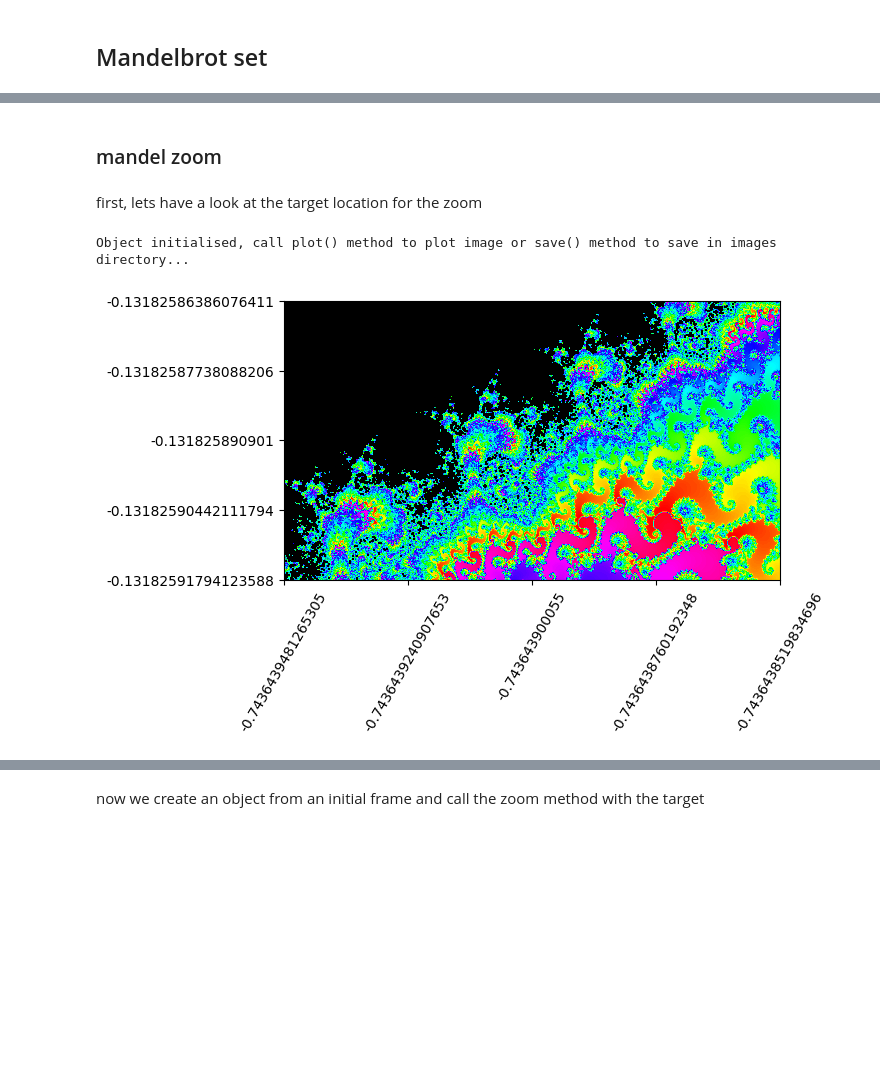
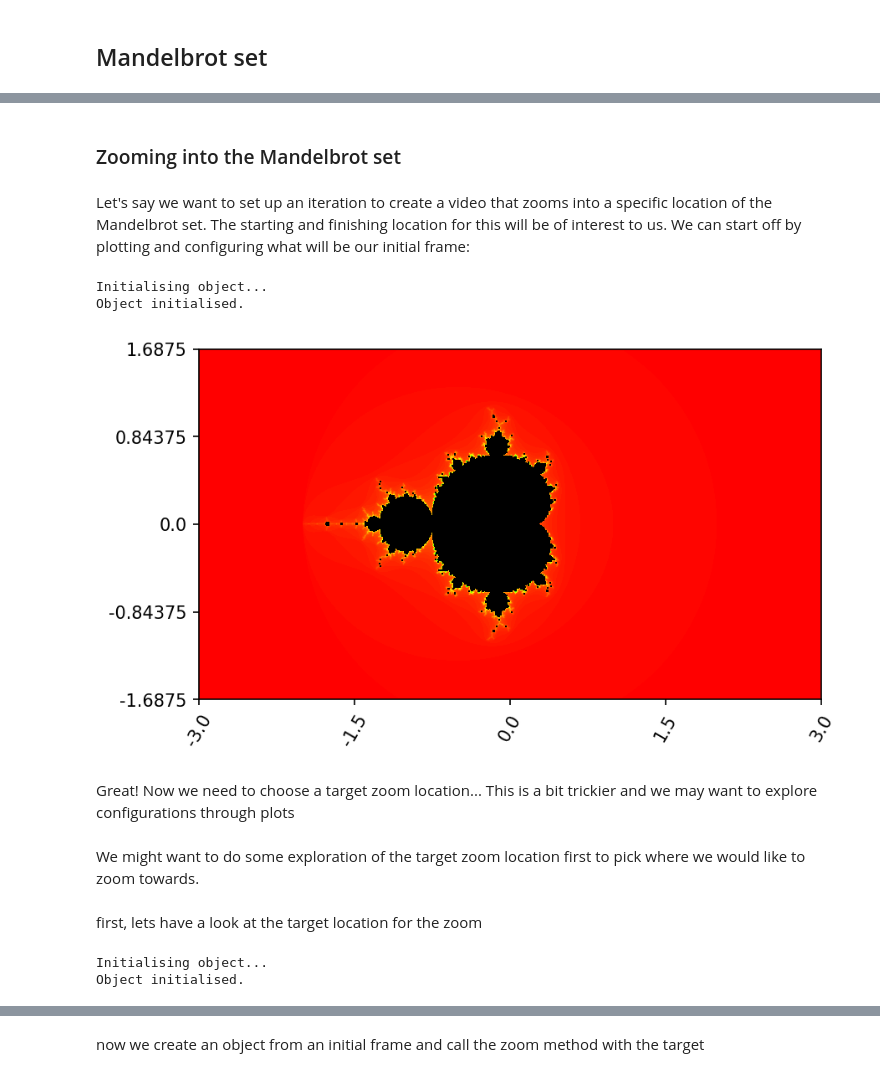
Before and after one commit to Fergus-OH/FractalPy, a Jupyter notebook: demos.ipynb, the cells around one changed output, grey strips where cells are left out. Cells and saved outputs as stored; diff of their text form; code cells hidden in the pictures; blank space fills up the shorter version.

```diff
--- a/demos.ipynb
+++ b/demos.ipynb
@@ -65,2 +13,0 @@ Object initialised, call plot() method to plot image or save() method to save in
-# %% [markdown]
-### mandel zoom
@@ -77 +14,16 @@ def get_target_coords(x_init, y_init, target):
+# %% [markdown]
+### Zooming into the Mandelbrot set
+# %% [markdown]
+Let's say we want to set up an iteration to create a video that zooms into a specific location of the Mandelbrot set. The starting and finishing location for this will be of interest to us. We can start off by plotting and configuring what will be our initial frame:
+# %%
+manzoom = Fractal(x_ran=(-3, 3), y_ran=(-1.6875, 1.6875), n_pts=3456, threshold=5000)
+manzoom.plot(axis='on')
+# %% [output]
+Initialising object...
+Object initialised.
+[figure, added]
+# %% [markdown]
+Great! Now we need to choose a target zoom location... This is a bit trickier and we may want to explore configurations through plots
+# %% [markdown]
+We might want to do some exploration of the target zoom location first to pick where we would like to zoom towards.
 # %%
@@ -87,22 +32,3 @@ target = (6e+4, -1.186592e+0, -1.901211e-1)
 target = (62407000, -0.743643900055, -0.131825890901)
 # %% [markdown]
 first, lets have a look at the target location for the zoom
-# %%
-x_init = (-3, 3)
-y_init = (-1.6875, 1.6875)
-
-(m, x, y) = target
-
-x_l = abs(x_init[1] - x_init[0])/m
-x_target = (x - x_l/2, x + x_l/2)
-
-y_l = abs(y_init[1] - y_init[0])/m
-y_target = (y - y_l/2, y + y_l/2)
-
-manTarg = Fractal(x_ran=x_target, y_ran=y_target, threshold=5000)
-# %% [output]
-Object initialised, call plot() method to plot image or save() method to save in images directory...
-# %%
-manTarg.plot(axis='on')
-# %% [output]
-[figure, removed]
@@ -108,0 +38,5 @@ manTarg.plot(axis='on')
+# %%
+manInit = Fractal(x_ran=x_init, y_ran=y_init)
+# %% [output]
+Initialising object...
+Object initialised.
```
Also changed, not shown: parts of 18 cells of this notebook, 2 other files.
